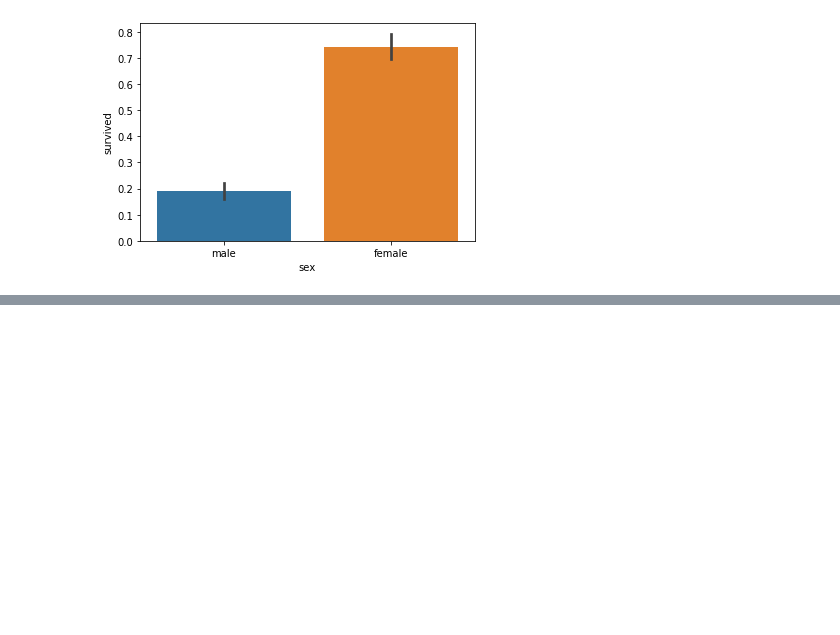
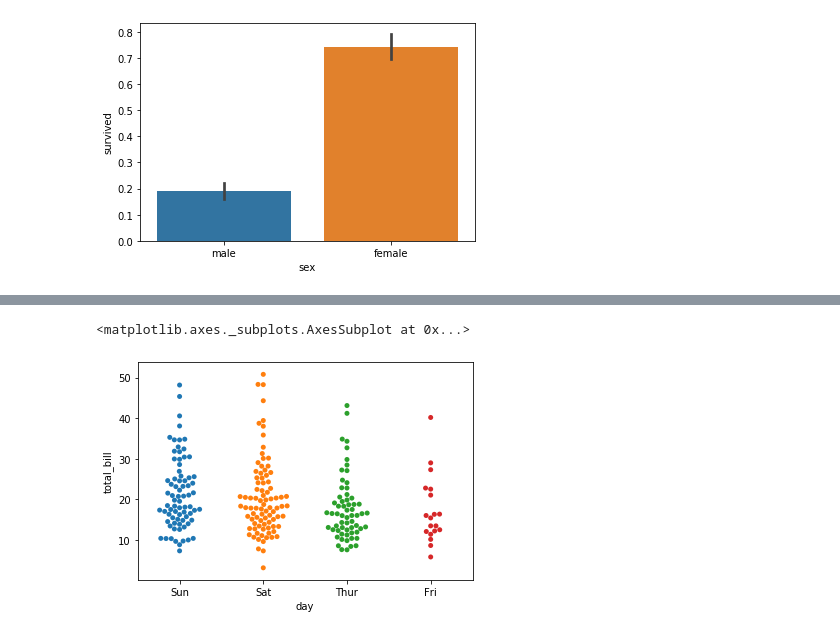
Before and after one commit to ananyakamboj/Machine-Learning, a Jupyter notebook: Visualization.ipynb, the cells around one changed output, grey strips where cells are left out. Cells and saved outputs as stored; diff of their text form; code cells hidden in the pictures; blank space fills up the shorter version.

```diff
--- a/Visualization.ipynb
+++ b/Visualization.ipynb
@@ -245,0 +286,5 @@ titanic.describe(include='all')
+# %%
+sns.swarmplot(data=tips,x='day',y='total_bill')
+# %% [output]
+<matplotlib.axes._subplots.AxesSubplot at 0x...>
+[figure, added]
```
Also changed, not shown: parts of 16 cells of this notebook, 1 other file.
